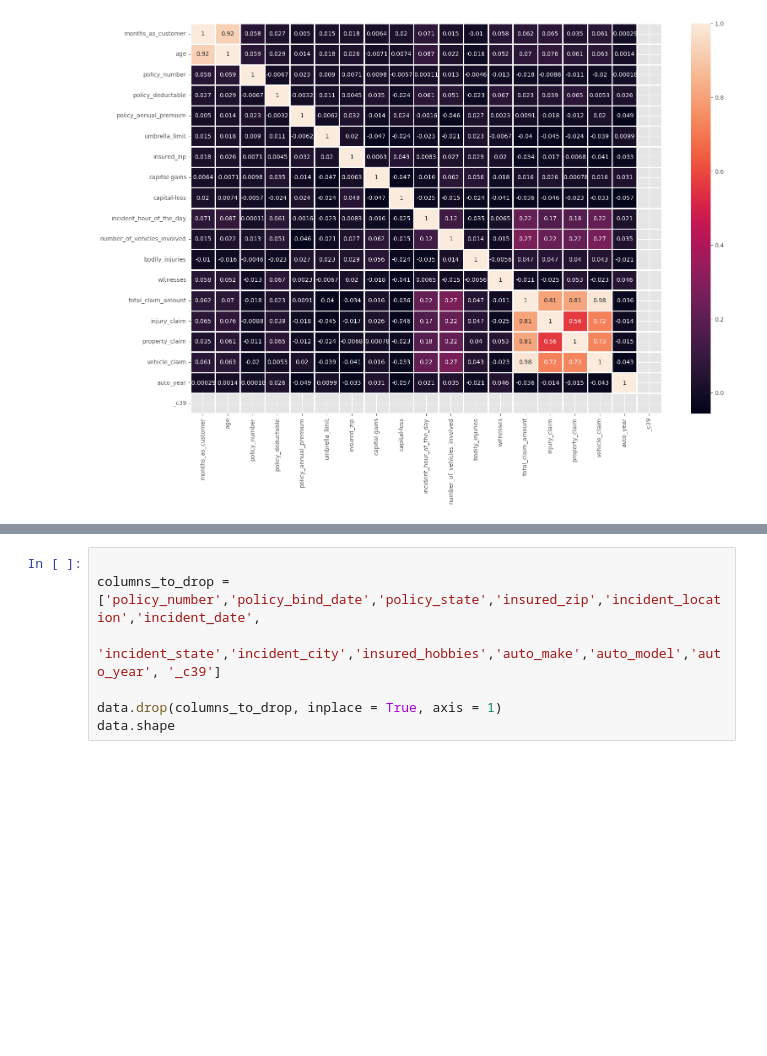
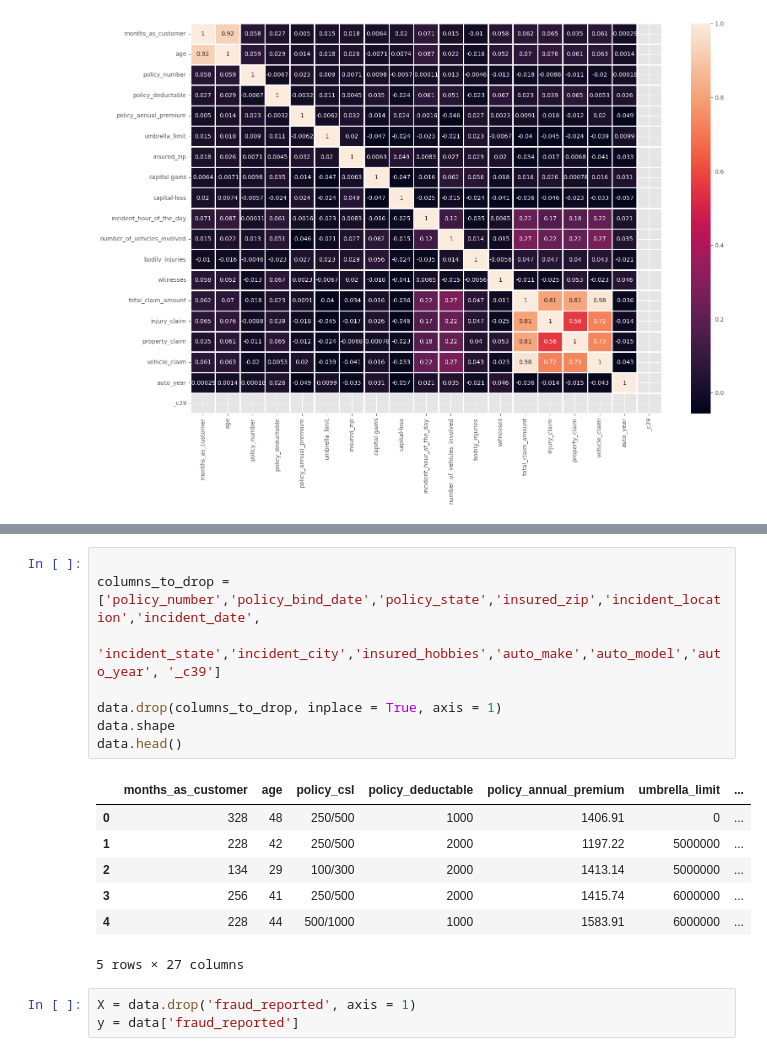
Before and after one commit to michael-099/iCogLabs-training-tasks, a Jupyter notebook: Fraud Detection/fraud_detection.ipynb, the cells around one changed output, grey strips where cells are left out. Saved outputs shown, nothing was run; the diff lists cells and outputs as text; blank space fills up the shorter version.

Commit message:
data encoding

```diff
--- a/Fraud Detection/fraud_detection.ipynb
+++ b/Fraud Detection/fraud_detection.ipynb
@@ -130,7 +150,19 @@ plt.show()
 # %%
 
 columns_to_drop = ['policy_number','policy_bind_date','policy_state','insured_zip','incident_location','incident_date',
            'incident_state','incident_city','insured_hobbies','auto_make','auto_model','auto_year', '_c39']
 
 data.drop(columns_to_drop, inplace = True, axis = 1)
 data.shape
+data.head()
+# %% [output]
+|  | months_as_customer | age | policy_csl | policy_deductable | policy_annual_premium | umbrella_limit | ... |
+| 0 | 328 | 48 | 250/500 | 1000 | 1406.91 | 0 | ... |
+| 1 | 228 | 42 | 250/500 | 2000 | 1197.22 | 5000000 | ... |
+| 2 | 134 | 29 | 100/300 | 2000 | 1413.14 | 5000000 | ... |
+| 3 | 256 | 41 | 250/500 | 2000 | 1415.74 | 6000000 | ... |
+| 4 | 228 | 44 | 500/1000 | 1000 | 1583.91 | 6000000 | ... |
+5 rows × 27 columns
+# %%
+X = data.drop('fraud_reported', axis = 1)
+y = data['fraud_reported']
```
Also changed, not shown: parts of 2 cells of this notebook.
